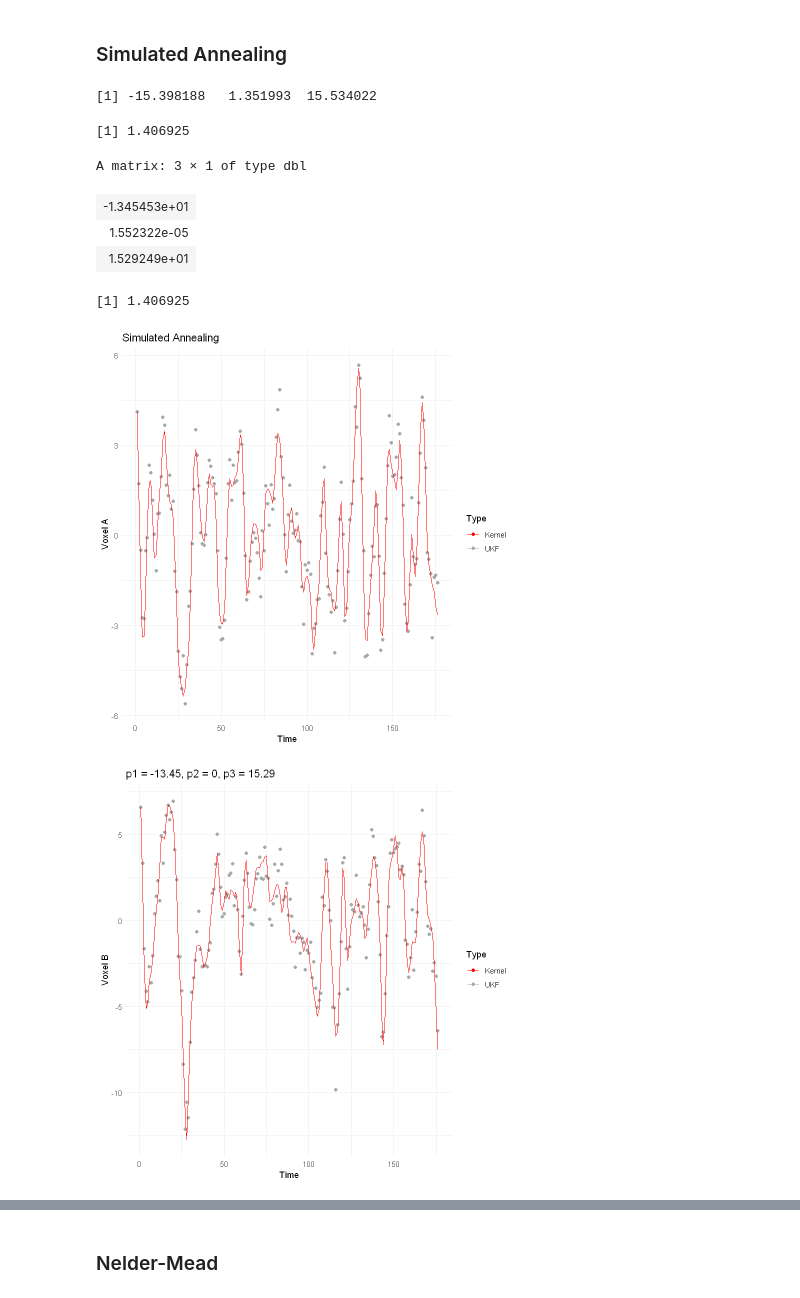
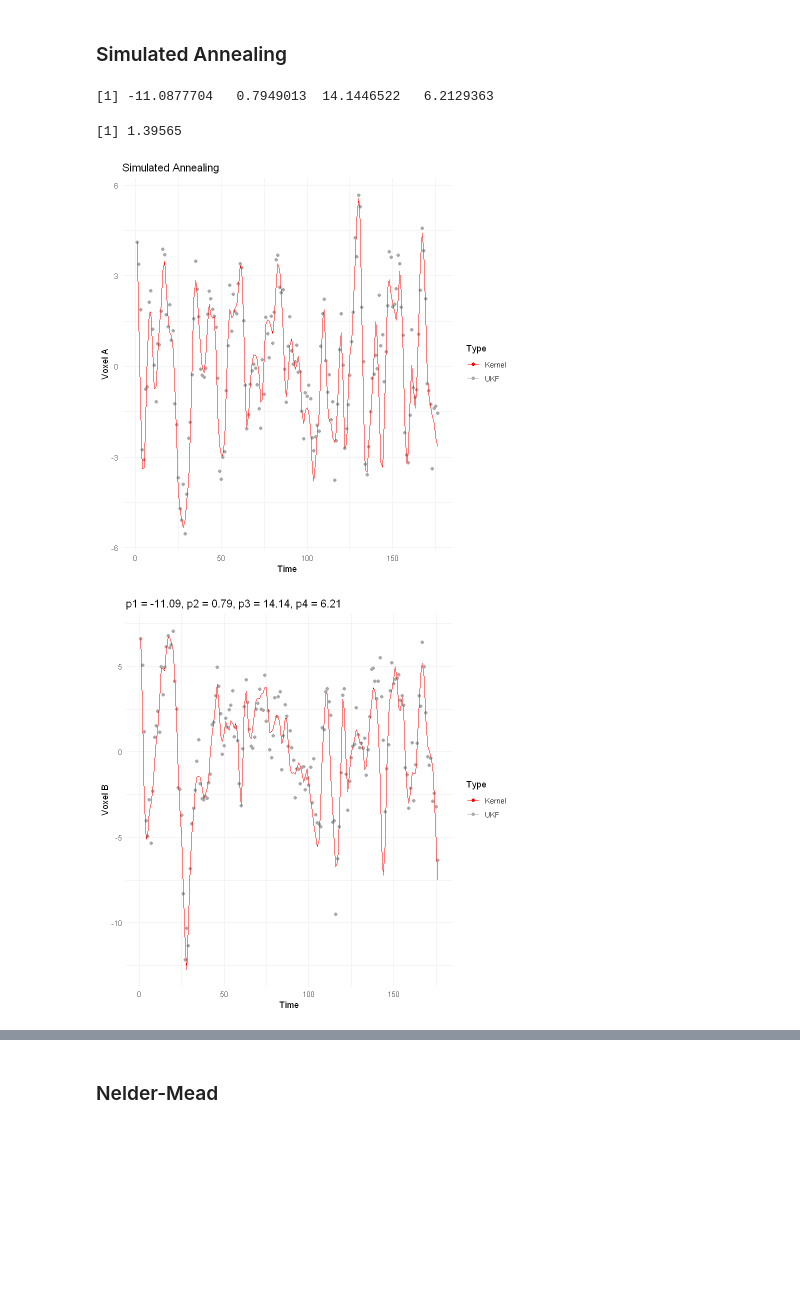
Before and after one commit to skaraoglu/UKF-CoupledOscillatorModel-fMRI, a Jupyter notebook: coupled_osc.ipynb, the cells around one changed output, grey strips where cells are left out. Saved outputs shown, nothing was run; the diff lists cells and outputs as text; code cells hidden in the pictures; blank space fills up the shorter version.

Commit message:
model update

```diff
--- a/coupled_osc.ipynb
+++ b/coupled_osc.ipynb
@@ -135,20 +135,25 @@ UKF_blend <- function(t_dummy,ts_data,ode_model,N_p,N_y,param_guess,dt,dT,R_scal
   return(list(param_est=param_estimated, xhat=xhat,error=error,chisq=chisq))
 } # END FN UKF_blend
 
-optim_params <- function(param_guess,method="L-BFGS-B", lower_lim,upper_lim,maxit,temp=20,
+optim_params <- function(param_guess,method="L-BFGS-B",lower_lim,upper_lim,maxit,temp=20,
                     t_dummy,ts_data,ode_model,N_p,N_y,dt,dT){
-
+  ukf_obj <- NULL
   chisq_objective <- function(par_vec){
-    ukf_obj <- UKF_blend(t_dummy,ts_data, ode_model, N_p,N_y,par_vec,dt,dT)
+    ukf_obj <<- UKF_blend(t_dummy,ts_data, ode_model, N_p,N_y,par_vec,dt,dT)
     return(ukf_obj$chisq)
   }
   if (method=="SANN"){
-  opt <- optim(param_guess,chisq_objective,method="SANN", control = list(maxit = maxit, temp = temp))
+    # simulated annealing
+    opt <- optim(param_guess,chisq_objective,method="SANN",
+               control = list(maxit = maxit, temp = temp))
   } else{
-    opt <- optim(param_guess,chisq_objective,method="L-BFGS-B", lower=lower_lim,upper=upper_lim)
+    # Broyden-Fletcher-Goldfarb-Shannon
+    opt <- optim(param_guess,chisq_objective,method="L-BFGS-B",
+                 lower=lower_lim,upper=upper_lim)
   }
-  return(list(param_est=opt$par, value=opt$value, xhat=opt$counts))
+  return(list(par=opt$par, value=opt$value, param_est=opt$par, xhat=ukf_obj$xhat))
 }
+
 
 iterative_param_optim <- function(param_guess, t_dummy,ts_data,ode_model, N_p,N_y,dt,dT, param_tol=.01,MAXSTEPS=30){
   done <- F
@@ -491,37 +506,19 @@ A matrix: 3 × 1 of type dbl
 # %%
 # Simulated Annealing with smoothed data as input
 # to optimize model parameters, chisquare goodness of fit
 #########################################
 ### Might want to make a separate UKF_blend that does not
 ### change the parameters because the params get changed a lot
 ### and yet the chisquare is the same.
 ### Rugged fitness landscape?
 # Simulated Annealing, SANN ignores lower/upper limits
-opt <- optim_params(param_guess,method="SANN",
-                    lower_lim=-20,upper_lim=20,
-                    maxit=1000,temp=20,
-                    t_dummy,smoothed_data,new_coupled_osc_model,
-                    N_p,N_y,dt,dT)
-opt$param_est   # params
-opt$value # objective function value, chi-square
+opt_sann <- optim_params(param_guess,method="SANN",lower_lim=-20,upper_lim=20,maxit=100,temp=20,
+                    t_dummy,smoothed_data,new_coupled_osc_model,N_p,N_y,dt,dT)
+opt_sann$param_est   # params
+opt_sann$value # objective function value, chi-square
+plot_ukf_and_smoothed_ggplot(opt_sann, smoothed_data, top_title = 'Simulated Annealing')
 # %% [output]
-[1] -15.398188   1.351993  15.534022
+[1] -11.0877704   0.7949013  14.1446522   6.2129363
-[1] 1.406925
+[1] 1.39565
+[figure, added]
+[figure, added]
-# %%
-# plug optim parameter back into UKF and plot
-# TODO: Make UKF_blend that just updates the y state,
-# not the parameters. A run through UKF_blend can drastically
-# change the guess parameters that were optimized, which
-# makes you wonder about the fitness landscape.
-ukf_optimized <- UKF_blend(t_dummy,smoothed_data, new_coupled_osc_model, N_p,N_y,opt$param_est,dt,dT)
-ukf_optimized$param_est
-ukf_optimized$chisq
-plot_ukf_and_smoothed_ggplot(ukf_optimized, smoothed_data, top_title = 'Simulated Annealing')
-# %% [output]
-A matrix: 3 × 1 of type dbl
-| -1.345453e+01 |
-| 1.552322e-05 |
-| 1.529249e+01 |
-[1] 1.406925
-[figure, removed]
-[figure, removed]
```
Also changed, not shown: parts of 21 cells of this notebook.
